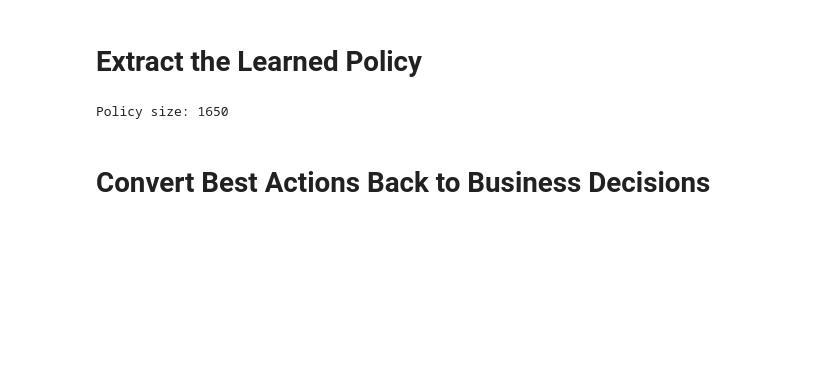
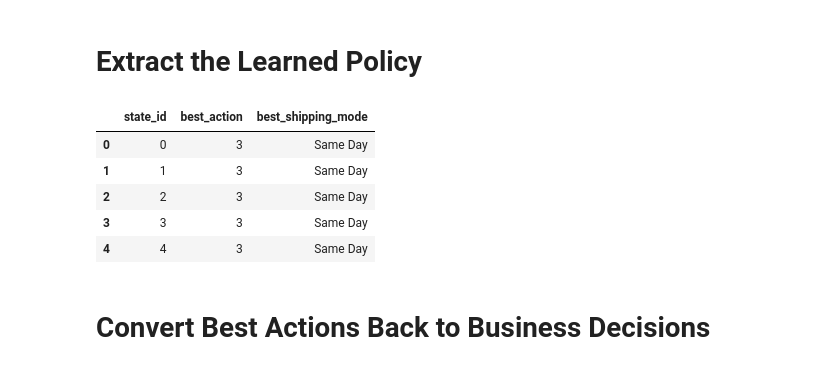
Before and after one commit to Jasonmiller513/Dissertation, a Jupyter notebook: First Test WA.ipynb, the cells around one changed output. Saved outputs shown, nothing was run; the diff lists cells and outputs as text; code cells hidden in the pictures; blank space fills up the shorter version.

```diff
--- a/First Test WA.ipynb
+++ b/First Test WA.ipynb
@@ -1157,17 +1361,26 @@ Q-learning training complete
 # %% [markdown]
 # Extract the Learned Policy
-# %%
-policy = {}
-
-for state in range(n_states):
-
-    best_action = np.argmax(Q[state])
-
-    policy[state] = best_action
-
-print("Policy size:", len(policy))
-# %% [output]
-Policy size: 1650
+# %%
+best_action = np.argmax(Q, axis=1)
+
+policy_df = pd.DataFrame({
+    'state_id': np.arange(num_states),
+    'best_action': best_action
+})
+
+policy_df['best_shipping_mode'] = (
+    policy_df['best_action']
+      .map(dict(enumerate(actions)))
+)
+
+policy_df.head()
+# %% [output]
+|  | state_id | best_action | best_shipping_mode |
+| 0 | 0 | 3 | Same Day |
+| 1 | 1 | 3 | Same Day |
+| 2 | 2 | 3 | Same Day |
+| 3 | 3 | 3 | Same Day |
+| 4 | 4 | 3 | Same Day |
 # %% [markdown]
 # Convert Best Actions Back to Business Decisions
 # %%
```
Also changed, not shown: parts of 42 cells of this notebook.
